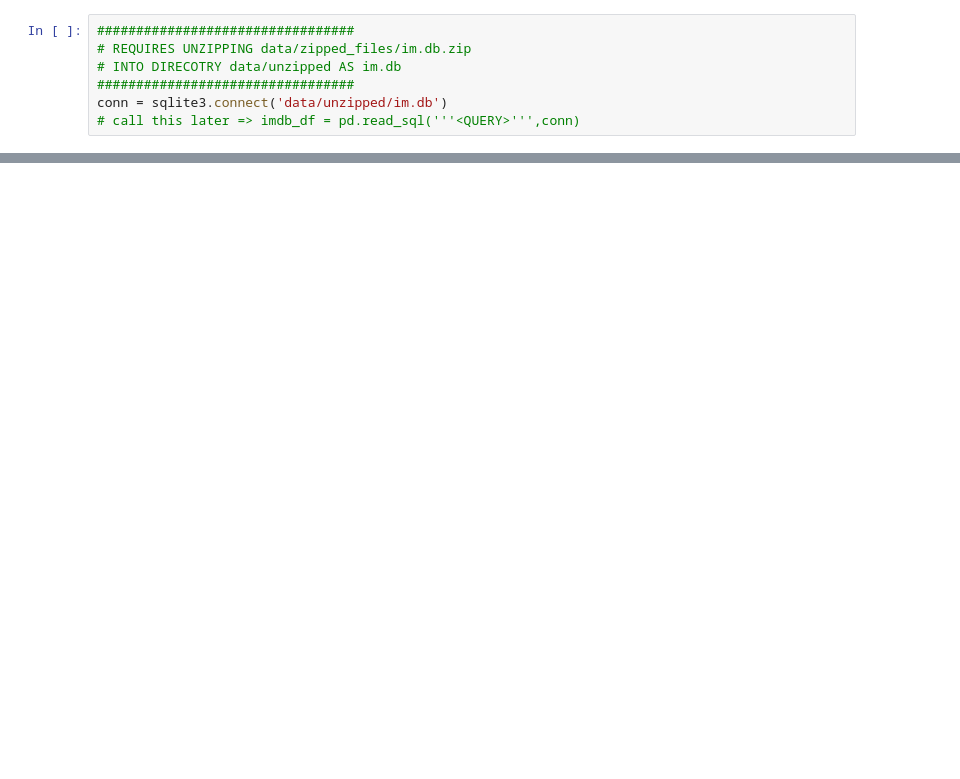
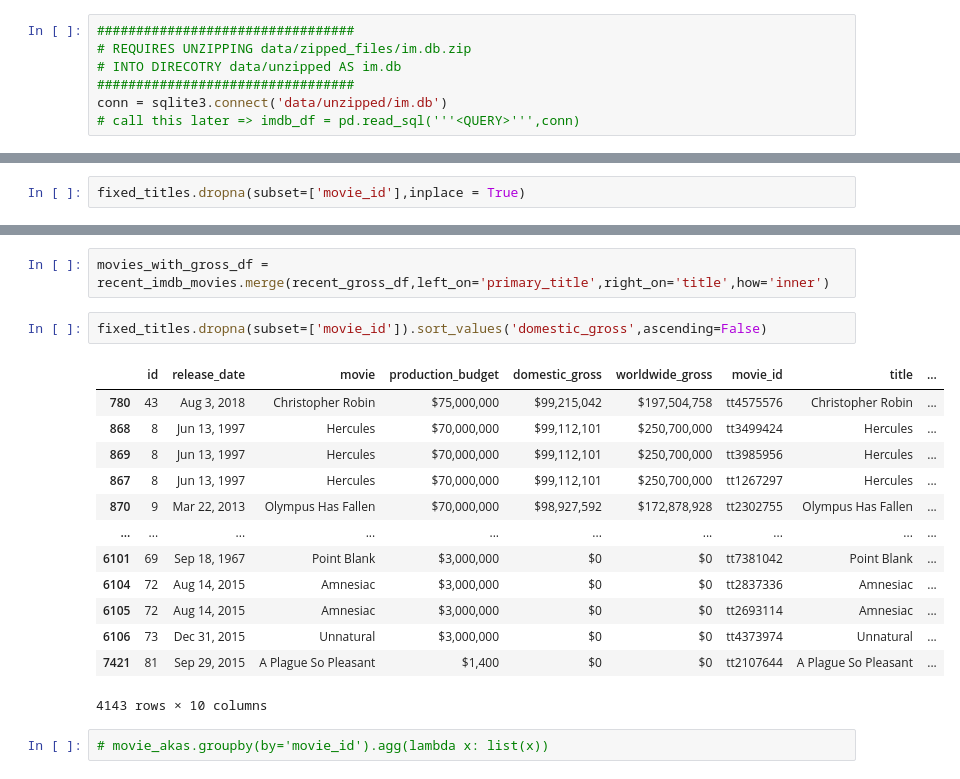
Before and after one commit to ParkedHampster/MS_Studios-Phase_1, a Jupyter notebook: individual_notebooks/JD.ipynb, the cells around one changed output, grey strips where cells are left out. Cells and saved outputs as stored; diff of their text form; blank space fills up the shorter version.

```diff
--- a/individual_notebooks/JD.ipynb
+++ b/individual_notebooks/JD.ipynb
@@ -75,0 +247,2 @@ memory usage: 23.1+ MB
+# %%
+fixed_titles.dropna(subset=['movie_id'],inplace = True)
@@ -75,0 +276,20 @@ memory usage: 23.1+ MB
+# %%
+movies_with_gross_df = recent_imdb_movies.merge(recent_gross_df,left_on='primary_title',right_on='title',how='inner')
+# %%
+fixed_titles.dropna(subset=['movie_id']).sort_values('domestic_gross',ascending=False)
+# %% [output]
+|  | id | release_date | movie | production_budget | domestic_gross | worldwide_gross | movie_id | title | ... |
+| 780 | 43 | Aug 3, 2018 | Christopher Robin | $75,000,000 | $99,215,042 | $197,504,758 | tt4575576 | Christopher Robin | ... |
+| 868 | 8 | Jun 13, 1997 | Hercules | $70,000,000 | $99,112,101 | $250,700,000 | tt3499424 | Hercules | ... |
+| 869 | 8 | Jun 13, 1997 | Hercules | $70,000,000 | $99,112,101 | $250,700,000 | tt3985956 | Hercules | ... |
+| 867 | 8 | Jun 13, 1997 | Hercules | $70,000,000 | $99,112,101 | $250,700,000 | tt1267297 | Hercules | ... |
+| 870 | 9 | Mar 22, 2013 | Olympus Has Fallen | $70,000,000 | $98,927,592 | $172,878,928 | tt2302755 | Olympus Has Fallen | ... |
+| ... | ... | ... | ... | ... | ... | ... | ... | ... | ... |
+| 6101 | 69 | Sep 18, 1967 | Point Blank | $3,000,000 | $0 | $0 | tt7381042 | Point Blank | ... |
+| 6104 | 72 | Aug 14, 2015 | Amnesiac | $3,000,000 | $0 | $0 | tt2837336 | Amnesiac | ... |
+| 6105 | 72 | Aug 14, 2015 | Amnesiac | $3,000,000 | $0 | $0 | tt2693114 | Amnesiac | ... |
+| 6106 | 73 | Dec 31, 2015 | Unnatural | $3,000,000 | $0 | $0 | tt4373974 | Unnatural | ... |
+| 7421 | 81 | Sep 29, 2015 | A Plague So Pleasant | $1,400 | $0 | $0 | tt2107644 | A Plague So Pleasant | ... |
+4143 rows × 10 columns
+# %%
+# movie_akas.groupby(by='movie_id').agg(lambda x: list(x))
```
Also changed, not shown: parts of 33 cells of this notebook, 1 other file.
